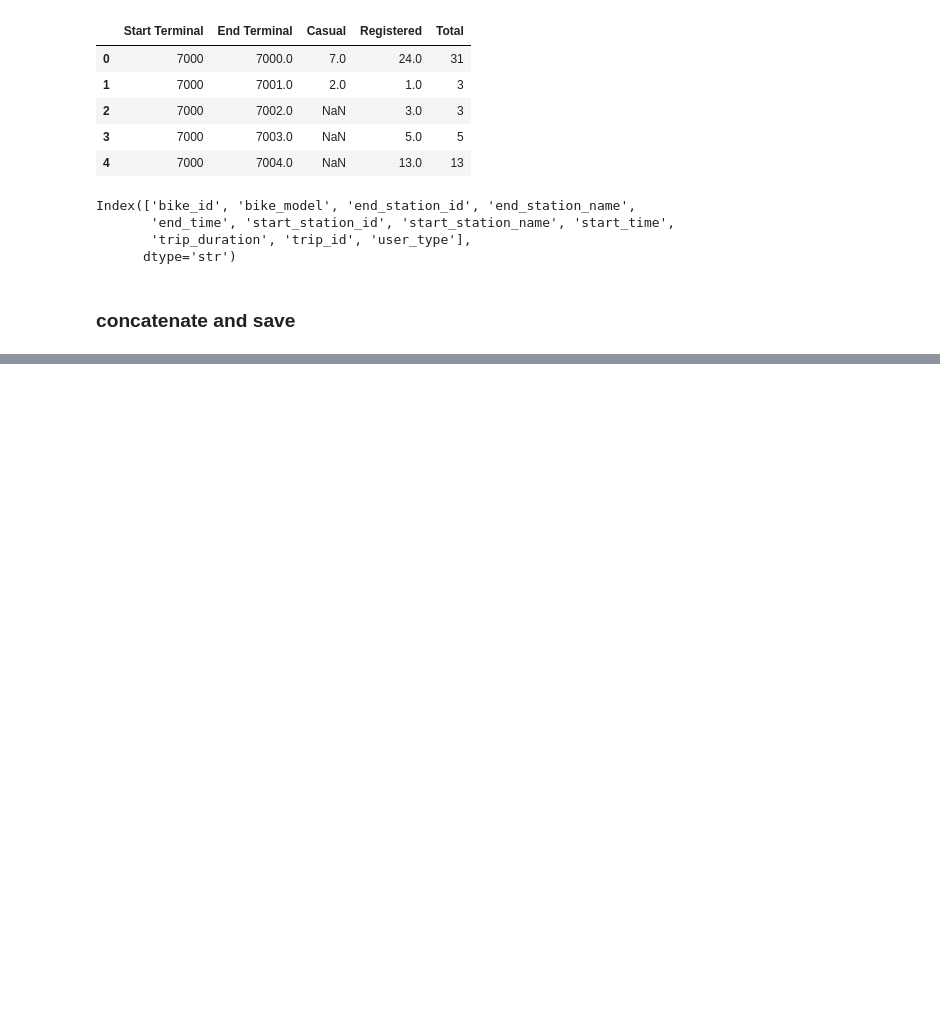
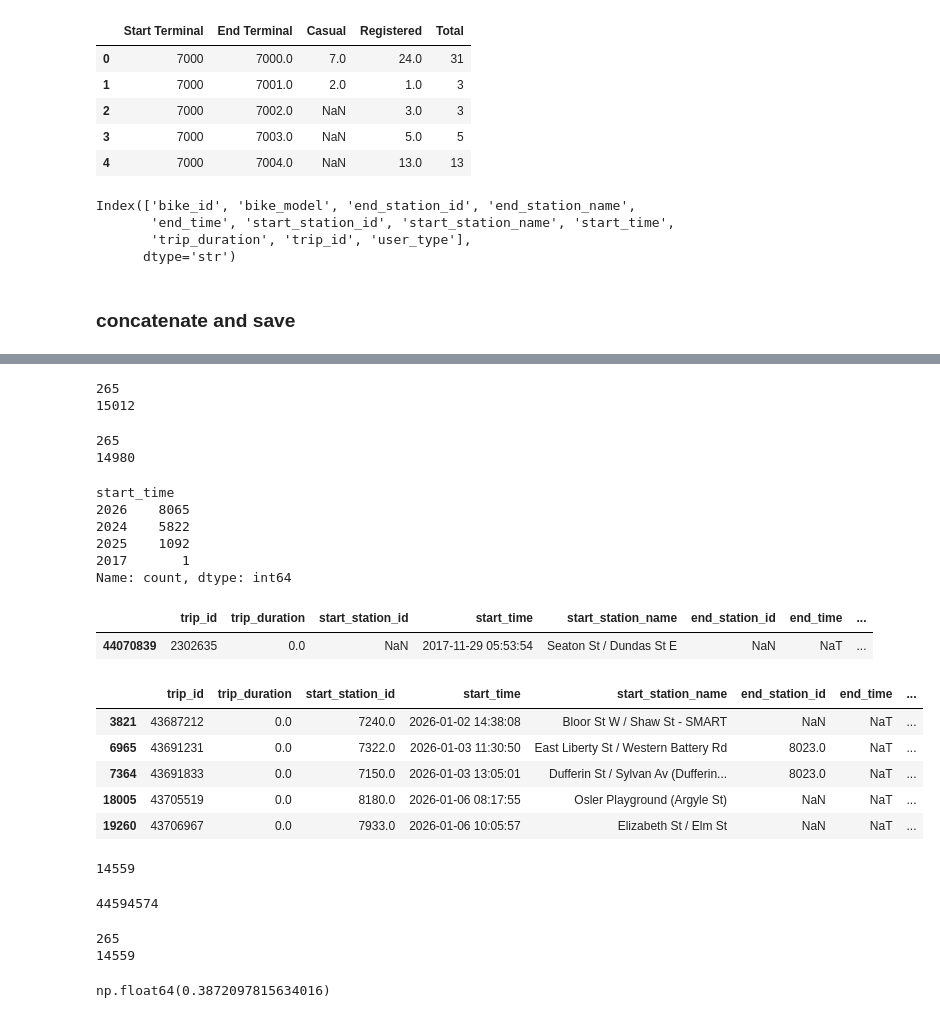
Before and after one commit to Neman-River/bikeshare_toronto, a Jupyter notebook: import_data.ipynb, the cells around one changed output, grey strips where cells are left out. Cells and saved outputs as stored; diff of their text form; code cells hidden in the pictures; blank space fills up the shorter version.

```diff
--- a/import_data.ipynb
+++ b/import_data.ipynb
@@ -985,0 +989,4 @@ print(f"{len(fuzzy_hits)} fuzzy near-miss pairs")
+# %%
+df = pd.read_parquet('bikeshare_all.parquet')
+# %%
+df['trip_duration_calc'] = (df['end_time'] - df['start_time']).dt.total_seconds()
@@ -985,0 +1007,54 @@ print(f"{len(fuzzy_hits)} fuzzy near-miss pairs")
+# %%
+# i think we can skip all the trips above where trip_duration==0 and start/end time the same
+mask = (df['trip_duration']==0) & (df['start_time']==df['end_time'])
+df = df[~mask]
+# %%
+print(df['trip_duration'].isna().sum())
+print(df[df['trip_duration']==0].shape[0])
+# %% [output]
+265
+15012
+# %%
+# fill trip_duration (==0) with trip_duration_calc (end_time-start_time)
+mask = (df['trip_duration']==0) & (df['trip_duration_calc']>0)
+df.loc[mask, 'trip_duration'] = df.loc[mask, 'trip_duration_calc']
+# %%
+print(df['trip_duration'].isna().sum())
+print(df[df['trip_duration']==0].shape[0])
+# %% [output]
+265
+14980
+# %%
+df[df['trip_duration']==0].start_time.dt.year.value_counts()
+# %% [output]
+start_time
+2026    8065
+2024    5822
+2025    1092
+2017       1
+Name: count, dtype: int64
+# %%
+df[(df['trip_duration']==0) & (df.start_time.dt.year==2017)]
+# we can remove smth like that, it's not informative
+# %% [output]
+|  | trip_id | trip_duration | start_station_id | start_time | start_station_name | end_station_id | end_time | ... |
+| 44070839 | 2302635 | 0.0 | NaN | 2017-11-29 05:53:54 | Seaton St / Dundas St E | NaN | NaT | ... |
+# %%
+df[(df['trip_duration']==0) & (df.start_time.dt.year==2026)].head()
+# in this case there are plenty of information, let's dive deeper
+# %% [output]
+|  | trip_id | trip_duration | start_station_id | start_time | start_station_name | end_station_id | end_time | ... |
+| 3821 | 43687212 | 0.0 | 7240.0 | 2026-01-02 14:38:08 | Bloor St W / Shaw St - SMART | NaN | NaT | ... |
+| 6965 | 43691231 | 0.0 | 7322.0 | 2026-01-03 11:30:50 | East Liberty St / Western Battery Rd | 8023.0 | NaT | ... |
+| 7364 | 43691833 | 0.0 | 7150.0 | 2026-01-03 13:05:01 | Dufferin St / Sylvan Av (Dufferin... | 8023.0 | NaT | ... |
+| 18005 | 43705519 | 0.0 | 8180.0 | 2026-01-06 08:17:55 | Osler Playground (Argyle St) | NaN | NaT | ... |
+| 19260 | 43706967 | 0.0 | 7933.0 | 2026-01-06 10:05:57 | Elizabeth St / Elm St | NaN | NaT | ... |
+# %%
+# check where user arrived to the other station:
+df[(df['trip_duration']==0) & (df['start_station_id']!=df['end_station_id'])].shape[0]
+# %% [output]
+14559
+# %%
+df.shape[0] - 14559
+# %% [output]
+44594574
@@ -985,0 +1065,6 @@ print(f"{len(fuzzy_hits)} fuzzy near-miss pairs")
+# %%
+print(df['trip_duration'].isna().sum())
+print(df[df['trip_duration']==0].shape[0])
+# %% [output]
+265
+14559
@@ -985,0 +1075,4 @@ print(f"{len(fuzzy_hits)} fuzzy near-miss pairs")
+# %%
+df[(df['trip_duration']==0)]['end_station_id'].notna().mean()
+# %% [output]
+np.float64(0.3872097815634016)
```
Also changed, not shown: parts of 80 cells of this notebook.
